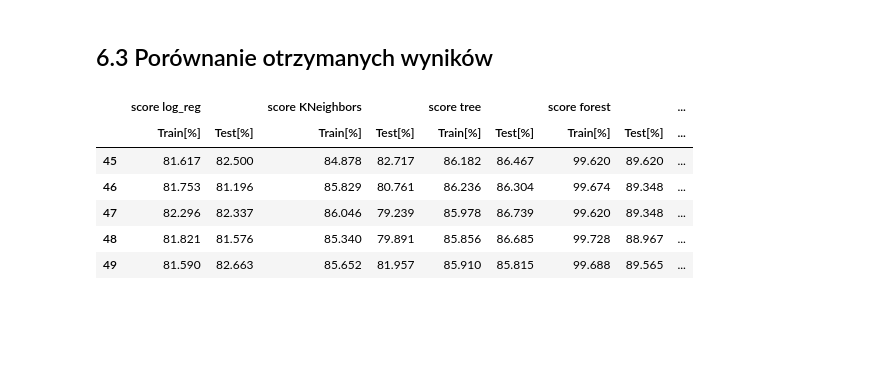
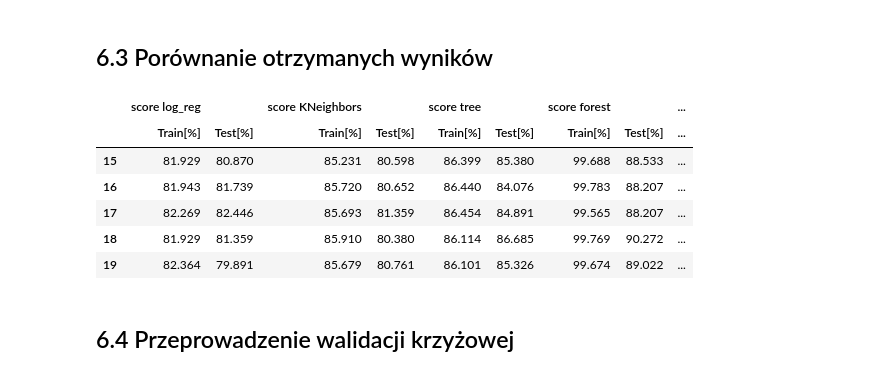
Before and after one commit to ArminD93/KeplerExoplanetSearchResults, a Jupyter notebook: KeplerExoplanetSearchResults.ipynb, the cells around one changed output. Drawn from its saved outputs; the diff is of its cells as text; code cells hidden in the pictures; blank space fills up the shorter version.

```diff
--- a/KeplerExoplanetSearchResults.ipynb
+++ b/KeplerExoplanetSearchResults.ipynb
@@ -632,8 +633,8 @@ metrics_df.columns = pd.MultiIndex.from_tuples(metrics_df.columns)
 
 index = 0
 
-for i in range(50):
-  # podzielimy dane na zbiory uczące i testowe:
+for i in range(20):
+  # podzielimy dane na zbior2y uczące i testowe:
   X_train, X_test, y_train, y_test = train_test_split(X, y, test_size=0.2)
 
   # Skalowanie cech
@@ -669,35 +670,37 @@ for i in range(50):
   score_KNeighbors_train = round(KNeighbors_classifier.score(X_train, y_train)*100, 3)
   score_KNeighbors_test  = round(KNeighbors_classifier.score(X_test, y_test)*100, 3)
 
   score_tree_train       = round(tree_classifier.score(X_train, y_train)*100, 3)
   score_tree_test        = round(tree_classifier.score(X_test, y_test)*100, 3)
 
   score_forest_train     = round(forest_classifier.score(X_train, y_train)*100, 3)
   score_forest_test      = round(forest_classifier.score(X_test, y_test)*100, 3)
 
   score_svc_train        = round(svc_classifier.score(X_train, y_train)*100, 3)
   score_svc_test         = round(svc_classifier.score(X_test, y_test)*100, 3)
 
   score_GaussianNB_train = round(GaussianNB_model.score(X_train, y_train)*100, 3)
   score_GaussianNB_test  = round(GaussianNB_model.score(X_test, y_test)*100, 3)
   # -----------------------------------------------------------------------------
   metrics_df.loc[index] = [
                            score_log_reg_train, score_log_reg_test,
                            score_KNeighbors_train, score_KNeighbors_test,
                            score_tree_train, score_tree_test,
                            score_forest_train, score_forest_test,
                            score_svc_train, score_svc_test,
                            score_GaussianNB_train, score_GaussianNB_test
                           ]
 
   index +=1
 
 metrics_df.tail()
 # %% [output]
 |  | score log_reg |  | score KNeighbors |  | score tree |  | score forest |  | ... |
 |  | Train[%] | Test[%] | Train[%] | Test[%] | Train[%] | Test[%] | Train[%] | Test[%] | ... |
-| 45 | 81.617 | 82.500 | 84.878 | 82.717 | 86.182 | 86.467 | 99.620 | 89.620 | ... |
-| 46 | 81.753 | 81.196 | 85.829 | 80.761 | 86.236 | 86.304 | 99.674 | 89.348 | ... |
-| 47 | 82.296 | 82.337 | 86.046 | 79.239 | 85.978 | 86.739 | 99.620 | 89.348 | ... |
-| 48 | 81.821 | 81.576 | 85.340 | 79.891 | 85.856 | 86.685 | 99.728 | 88.967 | ... |
-| 49 | 81.590 | 82.663 | 85.652 | 81.957 | 85.910 | 85.815 | 99.688 | 89.565 | ... |
+| 15 | 81.929 | 80.870 | 85.231 | 80.598 | 86.399 | 85.380 | 99.688 | 88.533 | ... |
+| 16 | 81.943 | 81.739 | 85.720 | 80.652 | 86.440 | 84.076 | 99.783 | 88.207 | ... |
+| 17 | 82.269 | 82.446 | 85.693 | 81.359 | 86.454 | 84.891 | 99.565 | 88.207 | ... |
+| 18 | 81.929 | 81.359 | 85.910 | 80.380 | 86.114 | 86.685 | 99.769 | 90.272 | ... |
+| 19 | 82.364 | 79.891 | 85.679 | 80.761 | 86.101 | 85.326 | 99.674 | 89.022 | ... |
+# %% [markdown]
+## <a name='23'></a>6.4 Przeprowadzenie walidacji krzyżowej
```
Also changed, not shown: parts of 26 cells of this notebook.
